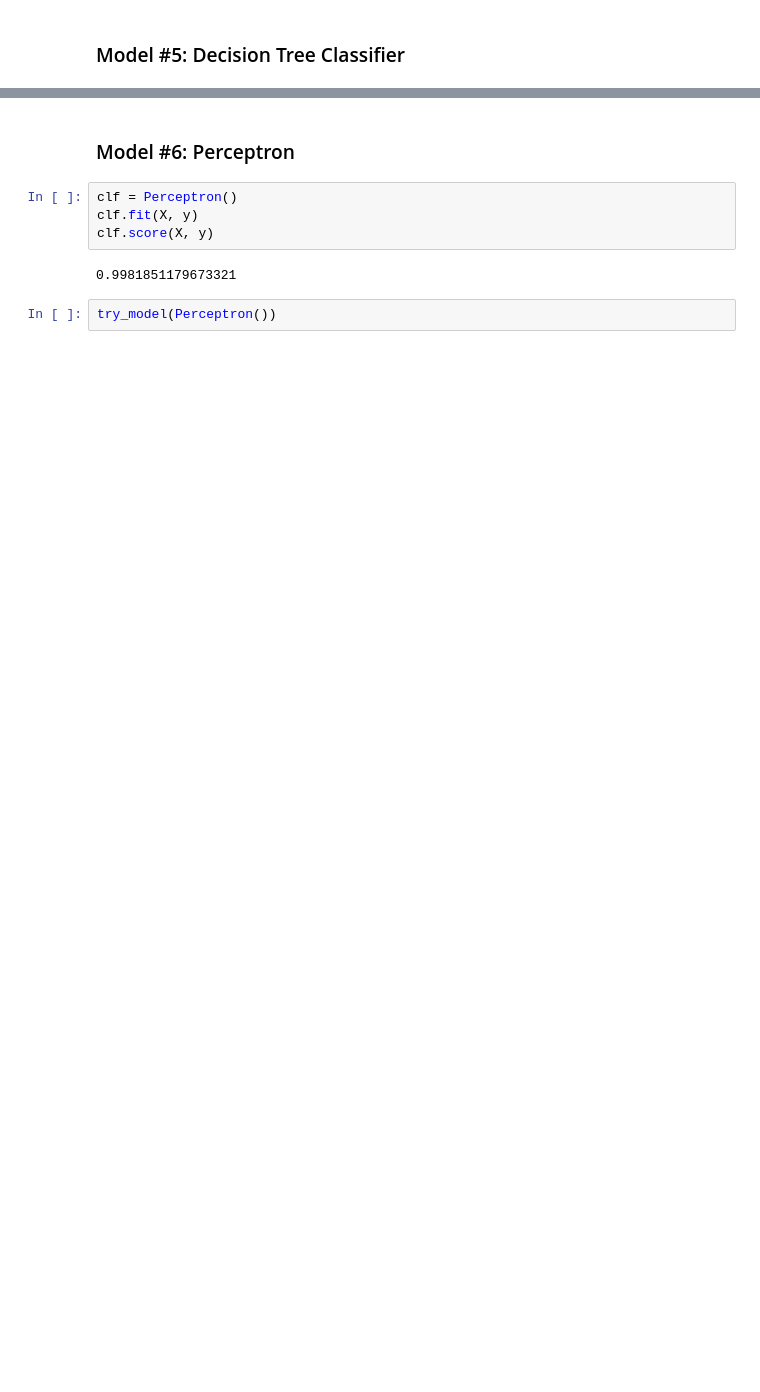
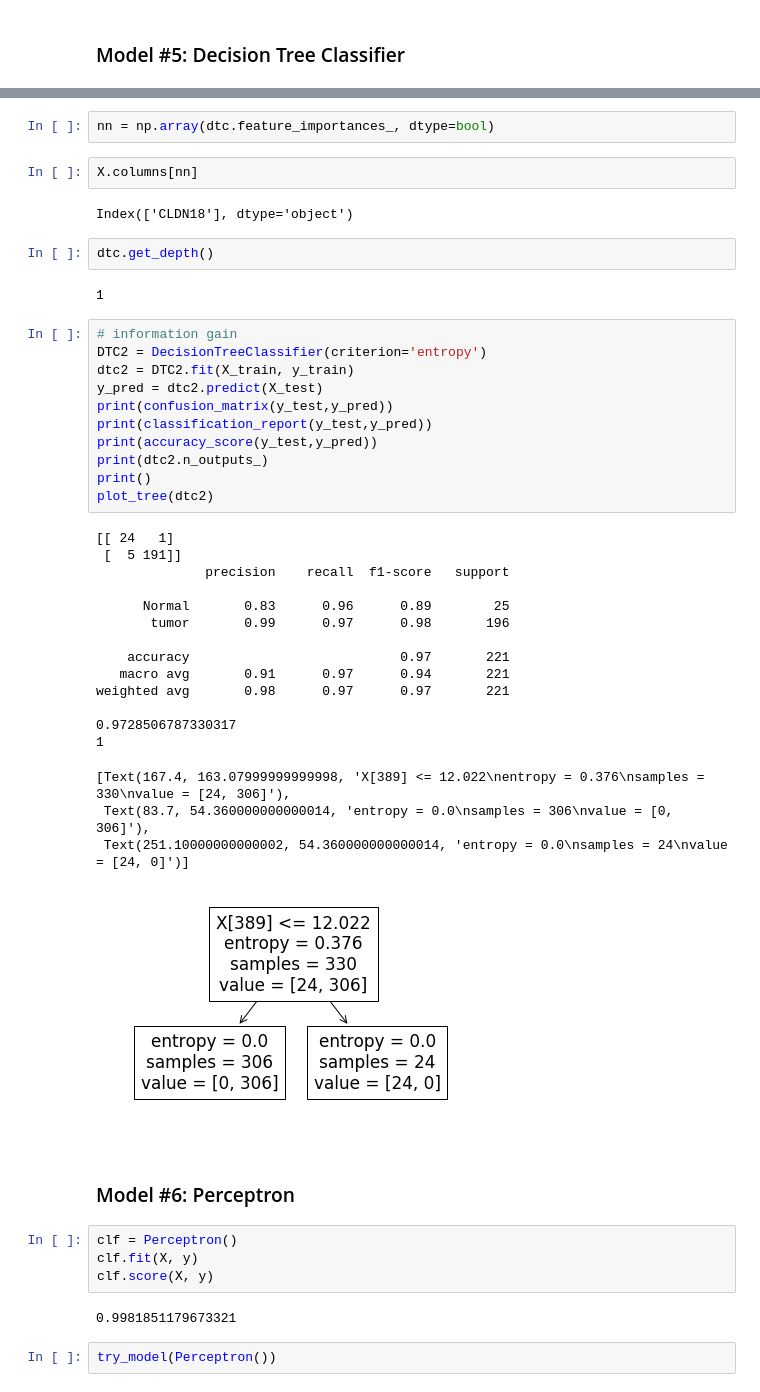
Before and after one commit to ruwaa-mohamed/TCGA-LUAD, a Jupyter notebook: TCGA-LUAD.ipynb, the cells around one changed output, grey strips where cells are left out. Drawn from its saved outputs; the diff is of its cells as text; blank space fills up the shorter version.

```diff
--- a/TCGA-LUAD.ipynb
+++ b/TCGA-LUAD.ipynb
@@ -330,3 +300,42 @@ weighted avg       0.98      0.98      0.98       111
+# %%
+nn = np.array(dtc.feature_importances_, dtype=bool)
+# %%
+X.columns[nn]
+# %% [output]
+Index(['CLDN18'], dtype='object')
+# %%
+dtc.get_depth()
+# %% [output]
+1
+# %%
+# information gain
+DTC2 = DecisionTreeClassifier(criterion='entropy')
+dtc2 = DTC2.fit(X_train, y_train)
+y_pred = dtc2.predict(X_test)
+print(confusion_matrix(y_test,y_pred))
+print(classification_report(y_test,y_pred))
+print(accuracy_score(y_test,y_pred))
+print(dtc2.n_outputs_)
+print()
+plot_tree(dtc2)
+# %% [output]
+[[ 24   1]
+ [  5 191]]
+              precision    recall  f1-score   support
+
+      Normal       0.83      0.96      0.89        25
+       tumor       0.99      0.97      0.98       196
+
+    accuracy                           0.97       221
+   macro avg       0.91      0.97      0.94       221
+weighted avg       0.98      0.97      0.97       221
+
+0.9728506787330317
+1
+[Text(167.4, 163.07999999999998, 'X[389] <= 12.022\nentropy = 0.376\nsamples = 330\nvalue = [24, 306]'),
+ Text(83.7, 54.360000000000014, 'entropy = 0.0\nsamples = 306\nvalue = [0, 306]'),
+ Text(251.10000000000002, 54.360000000000014, 'entropy = 0.0\nsamples = 24\nvalue = [24, 0]')]
+[figure, added]
 # %% [markdown]
 ### Model #6: Perceptron
 # %%
```
Also changed, not shown: parts of 15 cells of this notebook, 4 other files.
